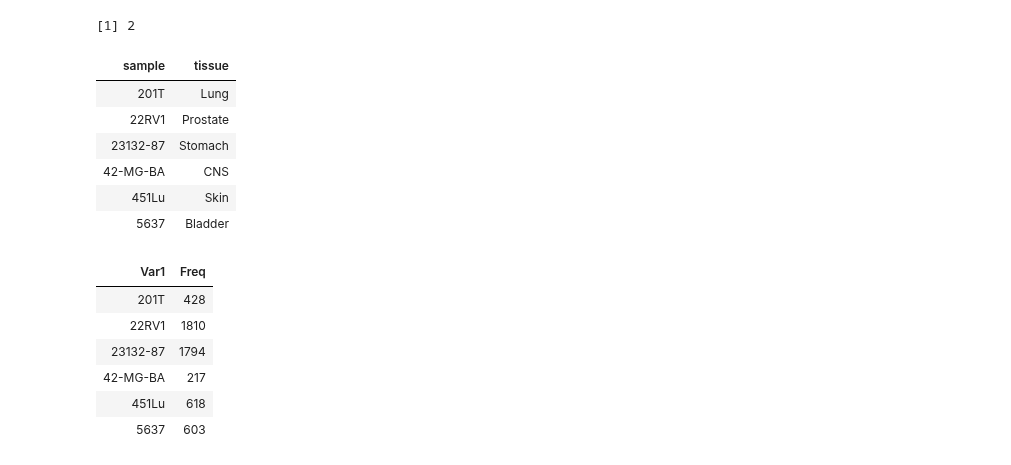
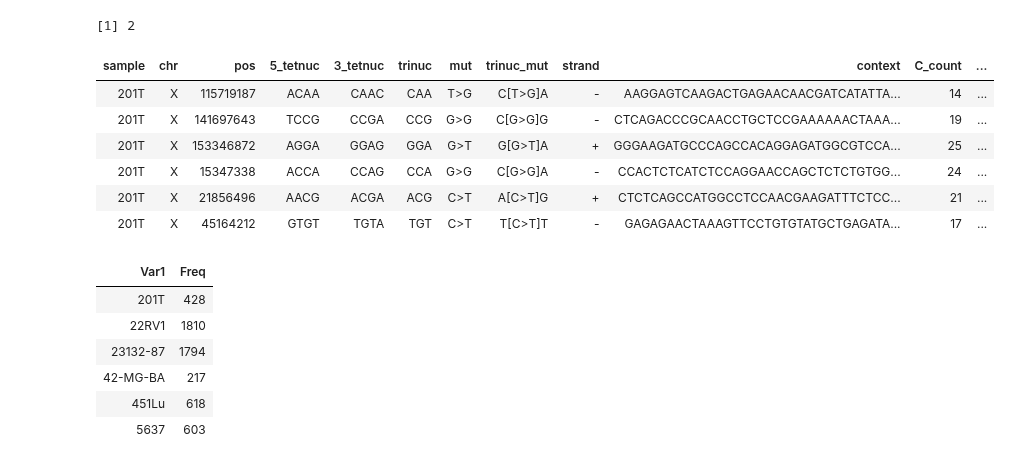
Before and after one commit to jakewendt/notebooks, a Jupyter notebook: 20190304-Mutation-Signatures.ipynb, the cells around one changed output. Cells and saved outputs as stored; diff of their text form; code cells hidden in the pictures.

```diff
--- a/20190304-Mutation-Signatures.ipynb
+++ b/20190304-Mutation-Signatures.ipynb
@@ -152,5 +120,6 @@ head(cosmic_mut_sort)
 # %%
-cosmic_mut_all_sort <- read.table(file = "cosmic/cosmic_mut_all_sort.txt", header = F, sep = "\t", stringsAsFactors = T)
+cosmic_mut_all_sort <- read.table(file = "cosmic/cosmic_mut_all_sort.txt",
+                                  header = F, sep = "\t", stringsAsFactors = T)
 head(cosmic_mut_all_sort)
 # %% [output]
 | V1 | V2 | V3 | V4 | V5 | V6 | V7 | V8 | V9 | V10 | V11 | V12 | ... |
@@ -409,5 +387,6 @@ head(output.sigs.final)
 # %%
-cosmic_tissue_type <- read.table(file = "cosmic/cosmic_tissue_type.txt", header = F, stringsAsFactors = F, fill = T, sep="\t")
+cosmic_tissue_type <- read.table(file = "cosmic/cosmic_tissue_type.txt",
+                                 header = F, stringsAsFactors = F, fill = T, sep="\t")
 head(cosmic_tissue_type)
 # %% [output]
 | V1 | V2 |
@@ -440,15 +419,15 @@ length(cosmic_tissue_type)
 [1] 2
 # %%
 cosmic_mut_tissue <- merge(cosmic_mut_all_sort, cosmic_tissue_type, by = "sample", all.x = T)
-head(cosmic_tissue_type)
+head(cosmic_mut_tissue)
 # %% [output]
-| sample | tissue |
-| 201T | Lung |
-| 22RV1 | Prostate |
-| 23132-87 | Stomach |
-| 42-MG-BA | CNS |
-| 451Lu | Skin |
-| 5637 | Bladder |
+| sample | chr | pos | 5_tetnuc | 3_tetnuc | trinuc | mut | trinuc_mut | strand | context | C_count | ... |
+| 201T | X | 115719187 | ACAA | CAAC | CAA | T>G | C[T>G]A | - | AAGGAGTCAAGACTGAGAACAACGATCATATTA... | 14 | ... |
+| 201T | X | 141697643 | TCCG | CCGA | CCG | G>G | C[G>G]G | - | CTCAGACCCGCAACCTGCTCCGAAAAAACTAAA... | 19 | ... |
+| 201T | X | 153346872 | AGGA | GGAG | GGA | G>T | G[G>T]A | + | GGGAAGATGCCCAGCCACAGGAGATGGCGTCCA... | 25 | ... |
+| 201T | X | 15347338 | ACCA | CCAG | CCA | G>G | C[G>G]A | - | CCACTCTCATCTCCAGGAACCAGCTCTCTGTGG... | 24 | ... |
+| 201T | X | 21856496 | AACG | ACGA | ACG | C>T | A[C>T]G | + | CTCTCAGCCATGGCCTCCAACGAAGATTTCTCC... | 21 | ... |
+| 201T | X | 45164212 | GTGT | TGTA | TGT | C>T | T[C>T]T | - | GAGAGAACTAAAGTTCCTGTGTATGCTGAGATA... | 17 | ... |
 # %%
 cell_line_mutload <- as.data.frame(table(cosmic_mut_tissue$sample))
 head(cell_line_mutload)
```
Also changed, not shown: parts of 12 cells of this notebook.
